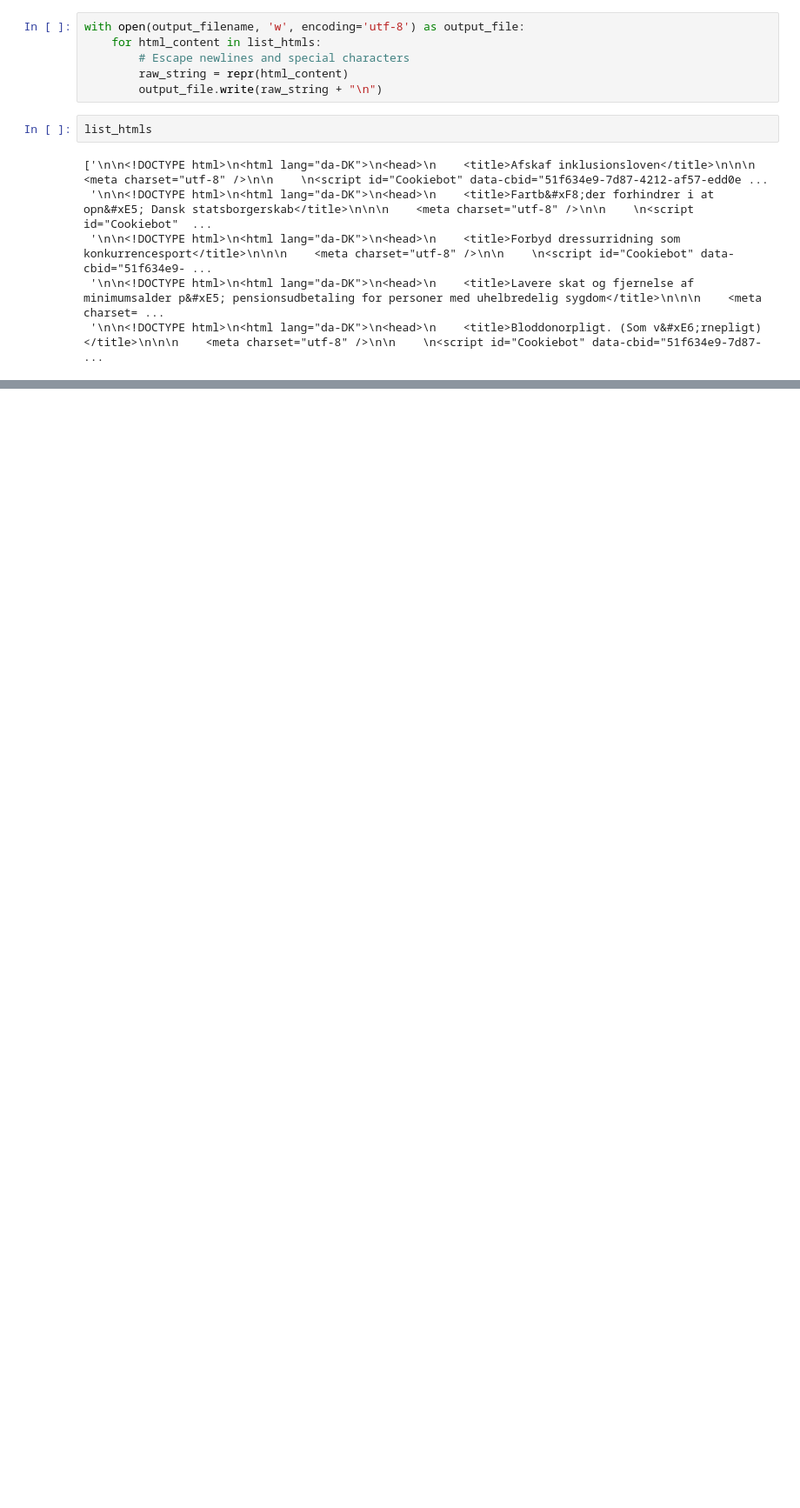
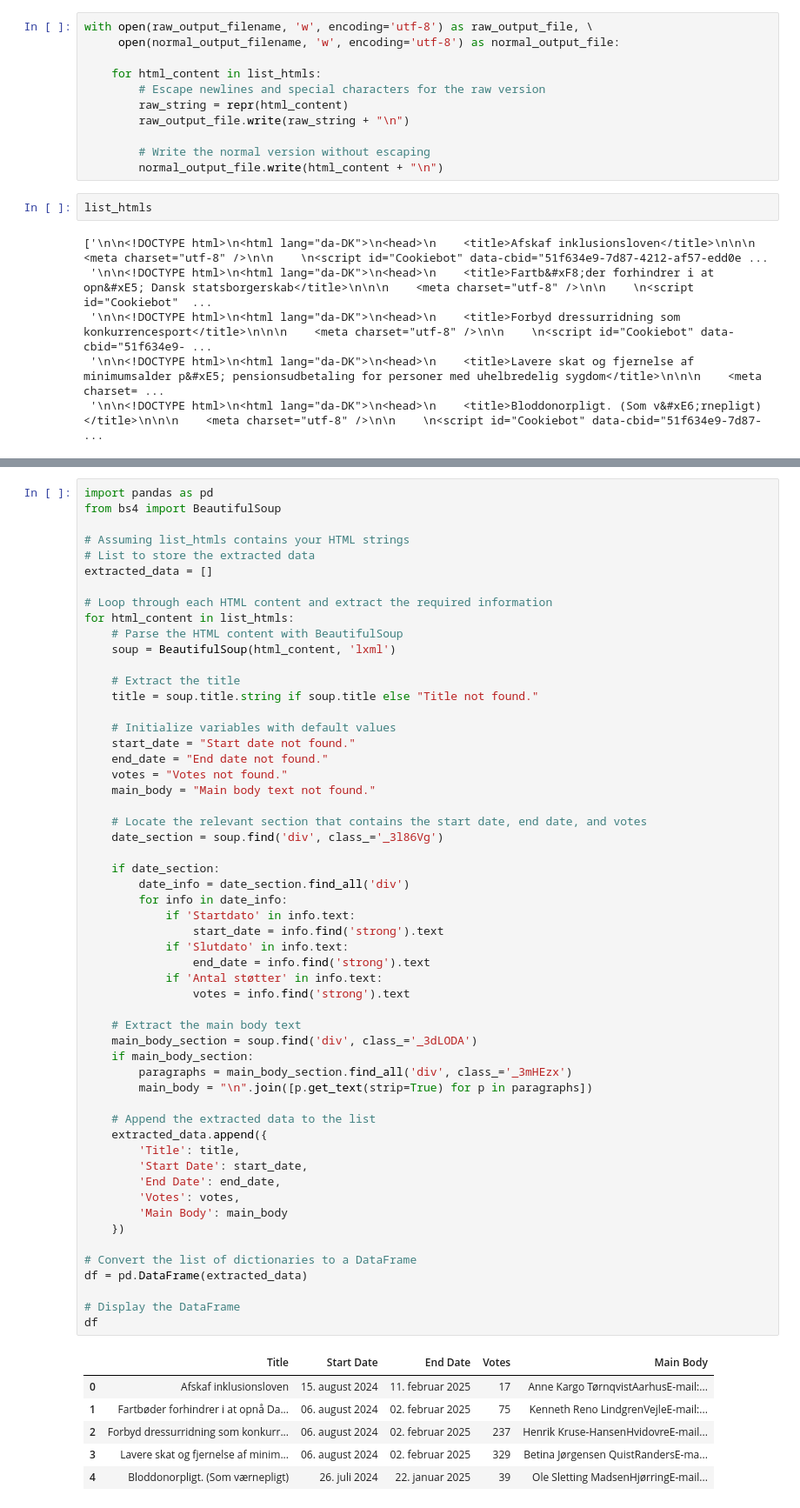
Before and after one commit to mcp656/ISDS-2024, a Jupyter notebook: Project/Borgerforslag_scraping.ipynb, the cells around one changed output, grey strips where cells are left out. Shown at 87% size. Cells and saved outputs as stored; diff of their text form; blank space fills up the shorter version.

```diff
--- a/Project/Borgerforslag_scraping.ipynb
+++ b/Project/Borgerforslag_scraping.ipynb
@@ -203,9 +206,14 @@ for i in tqdm.tqdm(test_links):
 # %%
-with open(output_filename, 'w', encoding='utf-8') as output_file:
+with open(raw_output_filename, 'w', encoding='utf-8') as raw_output_file, \
+     open(normal_output_filename, 'w', encoding='utf-8') as normal_output_file:
+
     for html_content in list_htmls:
-        # Escape newlines and special characters
+        # Escape newlines and special characters for the raw version
         raw_string = repr(html_content)
-        output_file.write(raw_string + "\n")
+        raw_output_file.write(raw_string + "\n")
+
+        # Write the normal version without escaping
+        normal_output_file.write(html_content + "\n")
 # %%
 list_htmls
 # %% [output]
@@ -283,0 +227,62 @@ AttributeError: 'NoneType' object has no attribute 'string'
+# %%
+import pandas as pd
+from bs4 import BeautifulSoup
+
+# Assuming list_htmls contains your HTML strings
+# List to store the extracted data
+extracted_data = []
+
+# Loop through each HTML content and extract the required information
+for html_content in list_htmls:
+    # Parse the HTML content with BeautifulSoup
+    soup = BeautifulSoup(html_content, 'lxml')
+
+    # Extract the title
+    title = soup.title.string if soup.title else "Title not found."
+
+    # Initialize variables with default values
+    start_date = "Start date not found."
+    end_date = "End date not found."
+    votes = "Votes not found."
+    main_body = "Main body text not found."
+
+    # Locate the relevant section that contains the start date, end date, and votes
+    date_section = soup.find('div', class_='_3l86Vg')
+
+    if date_section:
+        date_info = date_section.find_all('div')
+        for info in date_info:
+            if 'Startdato' in info.text:
+                start_date = info.find('strong').text
+            if 'Slutdato' in info.text:
+                end_date = info.find('strong').text
+            if 'Antal støtter' in info.text:
+                votes = info.find('strong').text
+
+    # Extract the main body text
+    main_body_section = soup.find('div', class_='_3dLODA')
+    if main_body_section:
+        paragraphs = main_body_section.find_all('div', class_='_3mHEzx')
+        main_body = "\n".join([p.get_text(strip=True) for p in paragraphs])
+
+    # Append the extracted data to the list
+    extracted_data.append({
+        'Title': title,
+        'Start Date': start_date,
+        'End Date': end_date,
+        'Votes': votes,
+        'Main Body': main_body
+    })
+
+# Convert the list of dictionaries to a DataFrame
+df = pd.DataFrame(extracted_data)
+
+# Display the DataFrame
+df
+# %% [output]
+|  | Title | Start Date | End Date | Votes | Main Body |
+| 0 | Afskaf inklusionsloven | 15. august 2024 | 11. februar 2025 | 17 | Anne Kargo TørnqvistAarhusE-mail:... |
+| 1 | Fartbøder forhindrer i at opnå Da... | 06. august 2024 | 02. februar 2025 | 75 | Kenneth Reno LindgrenVejleE-mail:... |
+| 2 | Forbyd dressurridning som konkurr... | 06. august 2024 | 02. februar 2025 | 237 | Henrik Kruse-HansenHvidovreE-mail... |
+| 3 | Lavere skat og fjernelse af minim... | 06. august 2024 | 02. februar 2025 | 329 | Betina Jørgensen QuistRandersE-ma... |
+| 4 | Bloddonorpligt. (Som værnepligt) | 26. juli 2024 | 22. januar 2025 | 39 | Ole Sletting MadsenHjørringE-mail... |
```
Also changed, not shown: parts of 6 cells of this notebook, 4 other files.
